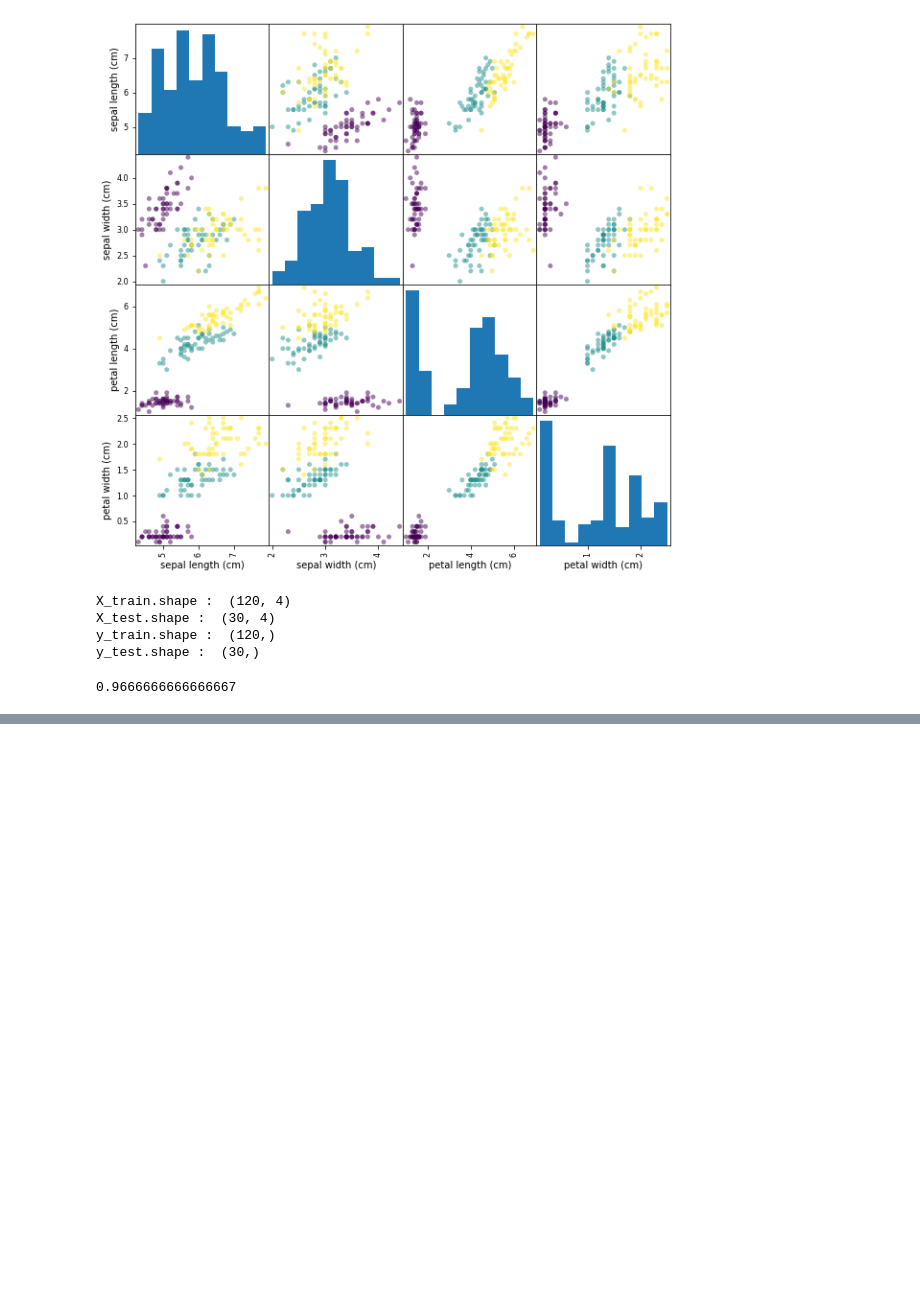
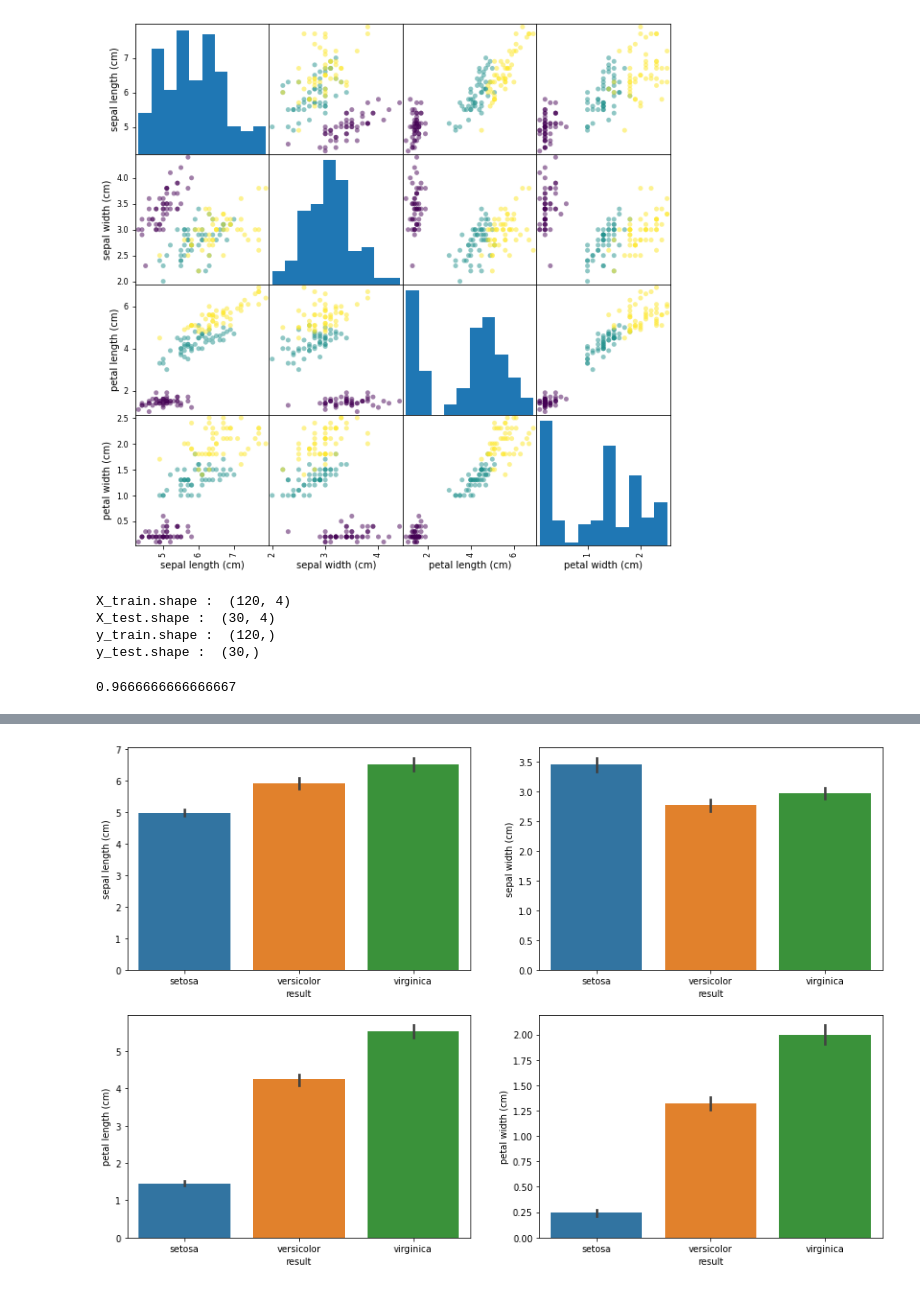
Before and after one commit to naonaorange/xai_samples, a Jupyter notebook: lime_categorize_iris.ipynb, the cells around one changed output, grey strips where cells are left out. Saved outputs shown, nothing was run; the diff lists cells and outputs as text; code cells hidden in the pictures; blank space fills up the shorter version.

```diff
--- a/lime_categorize_iris.ipynb
+++ b/lime_categorize_iris.ipynb
@@ -90,0 +139,18 @@ accuracy_score(y_test, model.predict(X_test))
+# %%
+X_train_dataframe = pd.DataFrame(X_train, columns=iris.feature_names)
+
+y_label = []
+for i in y_train:
+    y_label.append(iris.target_names[i])
+y_train_dataframe = pd.DataFrame(y_label, columns=['result'])
+
+train_dataframe = pd.concat([X_train_dataframe, y_train_dataframe], axis=1)
+# %%
+import seaborn as sns
+
+fig = plt.figure(figsize=[15,10])
+for i, f in enumerate(iris['feature_names']):
+    fig.add_subplot(2, 2, i+1)
+    sns.barplot(y=f, x='result', data= train_dataframe)
+# %% [output]
+[figure, added]
```
Also changed, not shown: parts of 5 cells of this notebook, 2 other files.
